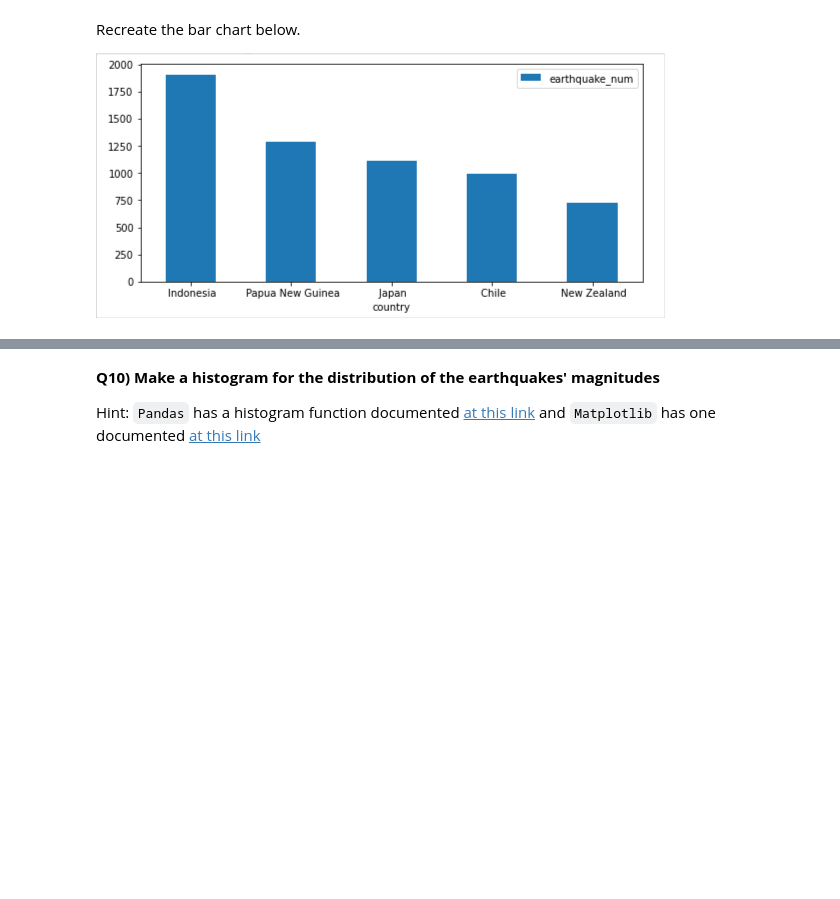
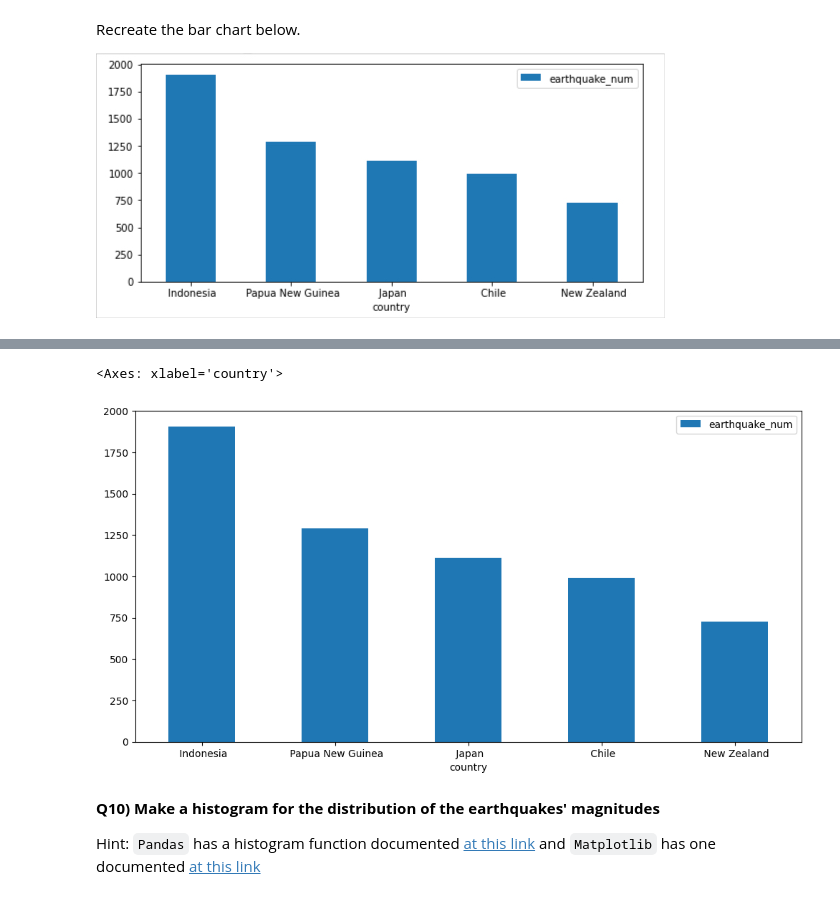
Before and after one commit to JoanneQuet/2023_Intro_Python, a Jupyter notebook: ML_EES/IP/W3_S1.ipynb, the cells around one changed output, grey strips where cells are left out. Saved outputs shown, nothing was run; the diff lists cells and outputs as text; code cells hidden in the pictures; blank space fills up the shorter version.

```diff
--- a/ML_EES/IP/W3_S1.ipynb
+++ b/ML_EES/IP/W3_S1.ipynb
@@ -210,6 +209,6 @@ c = country.loc[:,1]
 # %%
 # Add it as a new column to the `DataFrame` called `country`
-df.join(c)
+df['country'] = country.loc[:,1]
 df
 # %% [output]
 |  | time | latitude | longitude | depth | mag | magType | nst | gap | dmin | rms | net | ... |
@@ -243,3 +260,5 @@ Hint: Print the table to see the name of the column containing the earthquake ma
 Check out this [link](https://www.geeksforgeeks.org/ways-to-filter-pandas-dataframe-by-column-values/) to find examples of filtering by column values
 # %%
 # Filter the dataset based on the earthquakes' magnitudes
+mag_4 = df[df.mag > 4]
+mag_4
@@ -253,9 +287,9 @@ Hint 2: Check out the `value_counts` function to get Num 2
 ![aaaaa6.jpg](embedded-picture-1)
 # %%
 # Count the number of earthquakes whose magnitudes are larger than 4
-df_filt.__()
+num1 = mag_4.count()
 # Count the number of >4 earthquakes in each country/state
-df_filt.__.__()
+num_2 = mag_4.value_counts(mag_4['country'])
 # %% [markdown]
 Recreate the bar chart below.
 
@@ -264,8 +308,8 @@ Recreate the bar chart below.
 # %%
 # print the first 5 rows of num2
-num2.__[:_]
+num_2.iloc[:5]
 
 # convert what you just printed to a DataFrame with 2 columns: 'country' (text) and 'earthquake_num' (number)
 # Hint: separate the text and numbers and store them separately in lists
-top5_df = pd.DataFrame({'country':list(num2.__[__].__),'earthquake_num':list(num2.__[__]._____)})
+top5_df = pd.DataFrame({'country':list(num_2.iloc[:5].index),'earthquake_num':list(num_2.iloc[:5].values)})
 top5_df
@@ -272,7 +323,10 @@ top5_df
 # %%
 # Now plot the numbers in the top5_df dataset with bar chart.
-__,__ = plt._______(figsize=(_,_))
-top5_df.plot.bar(x=_____,y=_____,rot=0,ax=__)
+fig,axe = plt.subplots(figsize=(12,6))
+top5_df.plot.bar(x='country',y='earthquake_num',rot=0,ax=axe)
+# %% [output]
+<Axes: xlabel='country'>
+[figure, added]
 # %% [markdown]
 **Q10) Make a histogram for the distribution of the earthquakes' magnitudes**
 
```
Also changed, not shown: parts of 7 cells of this notebook.
